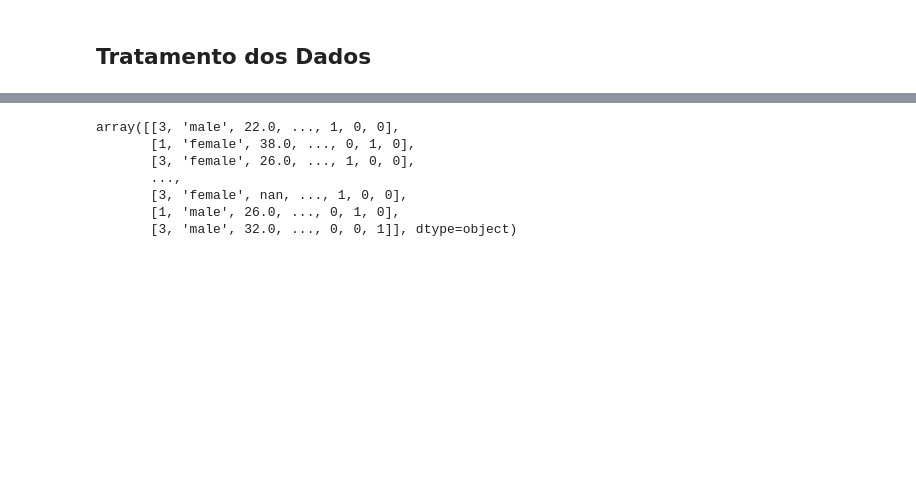
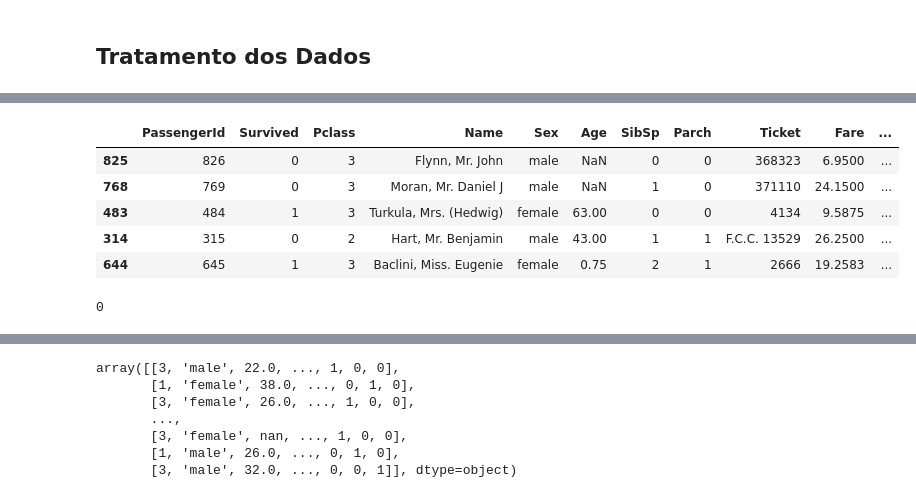
Before and after one commit to RafaelLopes01/titanic-kaggle, a Jupyter notebook: titanic-kaggle.ipynb, the cells around one changed output, grey strips where cells are left out. Saved outputs shown, nothing was run; the diff lists cells and outputs as text; code cells hidden in the pictures; blank space fills up the shorter version.

```diff
--- a/titanic-kaggle.ipynb
+++ b/titanic-kaggle.ipynb
@@ -36,0 +29,15 @@ train
+# %%
+# 5 REGISTROS ALEATÓRIOS DA BASE
+train.sample(5)
+# %% [output]
+|  | PassengerId | Survived | Pclass | Name | Sex | Age | SibSp | Parch | Ticket | Fare | ... |
+| 825 | 826 | 0 | 3 | Flynn, Mr. John | male | NaN | 0 | 0 | 368323 | 6.9500 | ... |
+| 768 | 769 | 0 | 3 | Moran, Mr. Daniel J | male | NaN | 1 | 0 | 371110 | 24.1500 | ... |
+| 483 | 484 | 1 | 3 | Turkula, Mrs. (Hedwig) | female | 63.00 | 0 | 0 | 4134 | 9.5875 | ... |
+| 314 | 315 | 0 | 2 | Hart, Mr. Benjamin | male | 43.00 | 1 | 1 | F.C.C. 13529 | 26.2500 | ... |
+| 644 | 645 | 1 | 3 | Baclini, Miss. Eugenie | female | 0.75 | 2 | 1 | 2666 | 19.2583 | ... |
+# %%
+# VERIFICANDO SE TEM DADOS DUPLICADOS
+sum(train.duplicated())
+# %% [output]
+0
```
Also changed, not shown: parts of 21 cells of this notebook.
